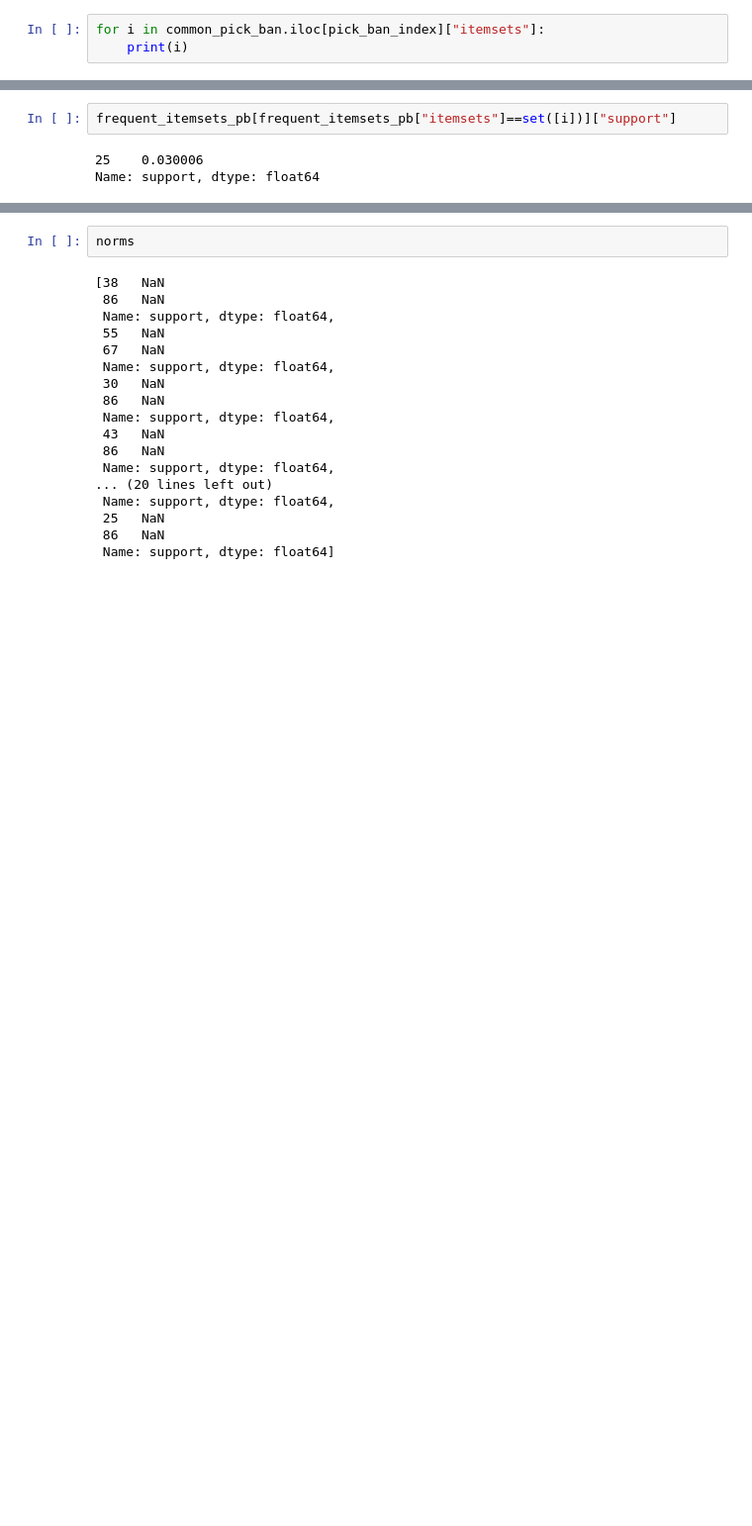
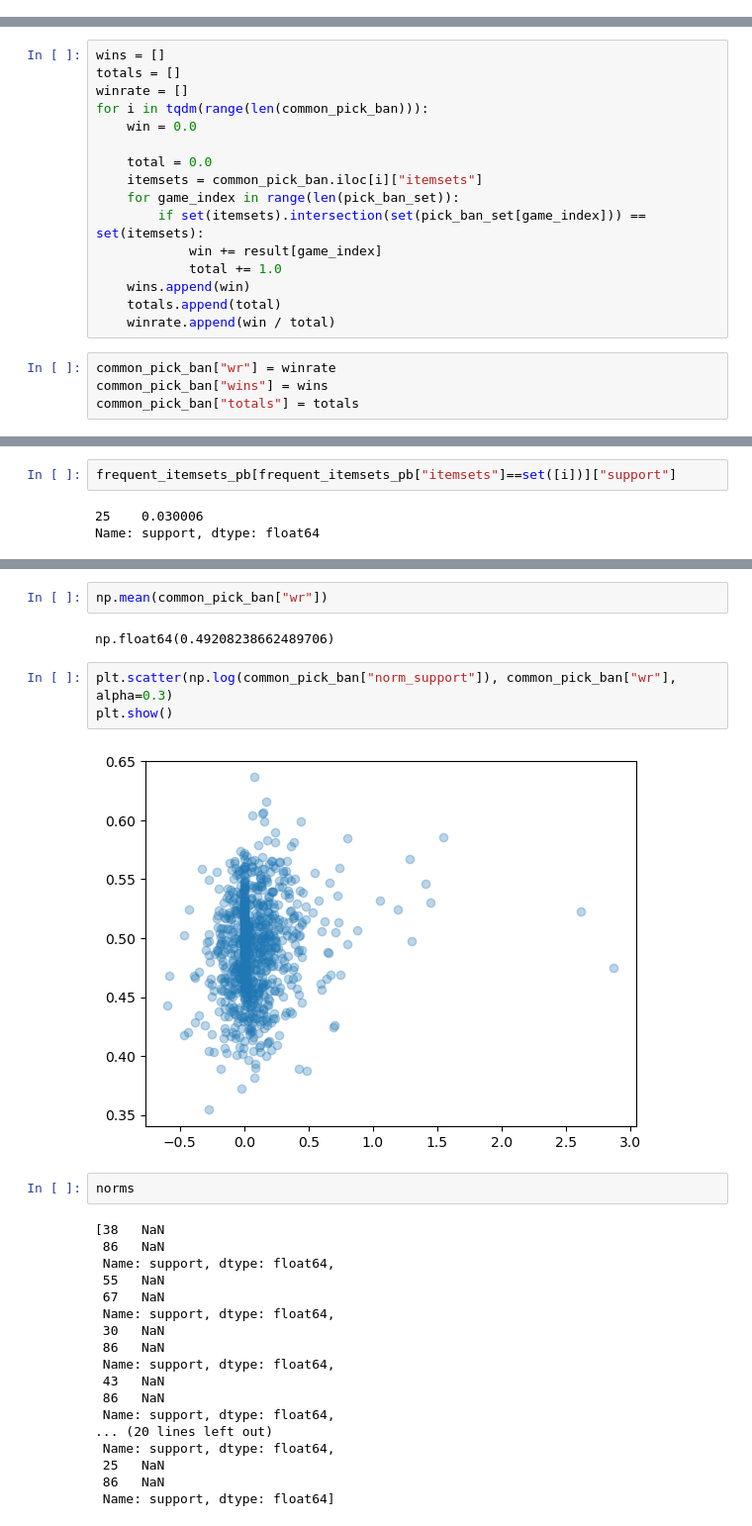
Before and after one commit to dwarfy35/Datamining_project, a Jupyter notebook: Checkpoint_3_daniel.ipynb, the cells around one changed output, grey strips where cells are left out. Shown at 99% size. Saved outputs shown, nothing was run; the diff lists cells and outputs as text; blank space fills up the shorter version.

```diff
--- a/Checkpoint_3_daniel.ipynb
+++ b/Checkpoint_3_daniel.ipynb
@@ -176,3 +189,0 @@ Name: 206, dtype: object
-# %%
-for i in common_pick_ban.iloc[pick_ban_index]["itemsets"]:
-    print(i)
@@ -215,0 +238,20 @@ with pd.option_context('display.max_rows', None, 'display.max_columns', None):
+# %%
+wins = []
+totals = []
+winrate = []
+for i in tqdm(range(len(common_pick_ban))):
+    win = 0.0
+
+    total = 0.0
+    itemsets = common_pick_ban.iloc[i]["itemsets"]
+    for game_index in range(len(pick_ban_set)):
+        if set(itemsets).intersection(set(pick_ban_set[game_index])) == set(itemsets):
+            win += result[game_index]
+            total += 1.0
+    wins.append(win)
+    totals.append(total)
+    winrate.append(win / total)
+# %%
+common_pick_ban["wr"] = winrate
+common_pick_ban["wins"] = wins
+common_pick_ban["totals"] = totals
@@ -221,3 +300,12 @@ Name: support, dtype: float64
+# %%
+np.mean(common_pick_ban["wr"])
+# %% [output]
+np.float64(0.49208238662489706)
+# %%
+plt.scatter(np.log(common_pick_ban["norm_support"]), common_pick_ban["wr"], alpha=0.3)
+plt.show()
+# %% [output]
+[figure, added]
 # %%
 norms
 # %% [output]
```
Also changed, not shown: parts of 20 cells of this notebook.
